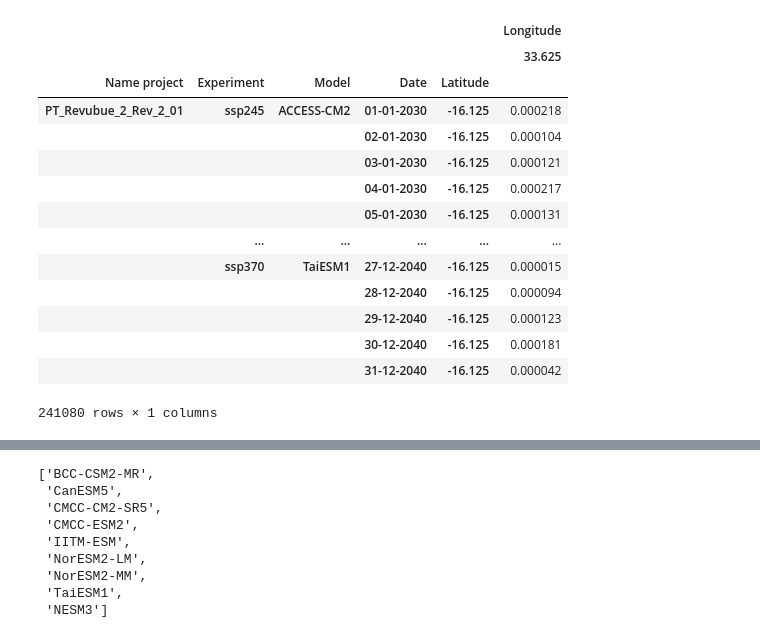
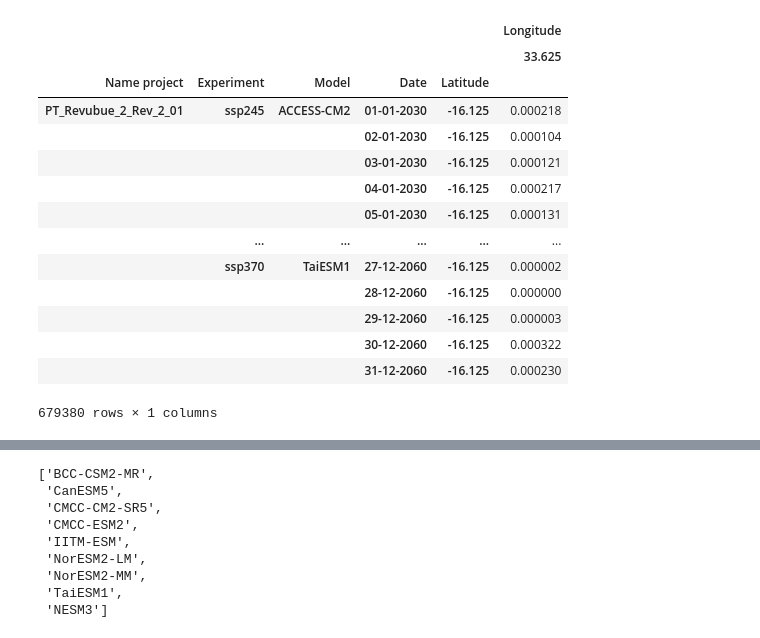
Before and after one commit to RaphaelPB/CRVA_tool, a Jupyter notebook: Test scipy.ipynb, the cells around one changed output, grey strips where cells are left out. Saved outputs shown, nothing was run; the diff lists cells and outputs as text; code cells hidden in the pictures.

```diff
--- a/Test scipy.ipynb
+++ b/Test scipy.ipynb
@@ -15,23 +15,23 @@ precipitation_2030_2040 = pd.read_csv(csv_path,header=[0,1],index_col=[0,1,2,3,4
 # convert precipitation data from kg.m^(-2).s^(-1) to mm/day :  1 kg/m2/s = 86400 mm/day
 # source: https://www.researchgate.net/post/How-do-I-convert-ERA-Interim-precipitation-estimates-from-kg-m2-s-to-mm-day
-# %%
-precipitation_2030_2040
-# %% [output]
-|  |  |  |  |  | Longitude |
-|  |  |  |  |  | 33.625 |
-| Name project | Experiment | Model | Date | Latitude |  |
-| PT_Revubue_2_Rev_2_01 | ssp245 | ACCESS-CM2 | 01-01-2030 | -16.125 | 0.000218 |
-|  |  |  | 02-01-2030 | -16.125 | 0.000104 |
-|  |  |  | 03-01-2030 | -16.125 | 0.000121 |
-|  |  |  | 04-01-2030 | -16.125 | 0.000217 |
-|  |  |  | 05-01-2030 | -16.125 | 0.000131 |
-|  | ... | ... | ... | ... | ... |
-|  | ssp370 | TaiESM1 | 27-12-2040 | -16.125 | 0.000015 |
-|  |  |  | 28-12-2040 | -16.125 | 0.000094 |
-|  |  |  | 29-12-2040 | -16.125 | 0.000123 |
-|  |  |  | 30-12-2040 | -16.125 | 0.000181 |
-|  |  |  | 31-12-2040 | -16.125 | 0.000042 |
-241080 rows × 1 columns
+# %%
+precipitation_2020_2060
+# %% [output]
+|  |  |  |  |  | Longitude |
+|  |  |  |  |  | 33.625 |
+| Name project | Experiment | Model | Date | Latitude |  |
+| PT_Revubue_2_Rev_2_01 | ssp245 | ACCESS-CM2 | 01-01-2030 | -16.125 | 0.000218 |
+|  |  |  | 02-01-2030 | -16.125 | 0.000104 |
+|  |  |  | 03-01-2030 | -16.125 | 0.000121 |
+|  |  |  | 04-01-2030 | -16.125 | 0.000217 |
+|  |  |  | 05-01-2030 | -16.125 | 0.000131 |
+|  | ... | ... | ... | ... | ... |
+|  | ssp370 | TaiESM1 | 27-12-2060 | -16.125 | 0.000002 |
+|  |  |  | 28-12-2060 | -16.125 | 0.000000 |
+|  |  |  | 29-12-2060 | -16.125 | 0.000003 |
+|  |  |  | 30-12-2060 | -16.125 | 0.000322 |
+|  |  |  | 31-12-2060 | -16.125 | 0.000230 |
+679380 rows × 1 columns
 # %%
 # find non finite values
 # %%
```
Also changed, not shown: parts of 35 cells of this notebook, 1 other file.
